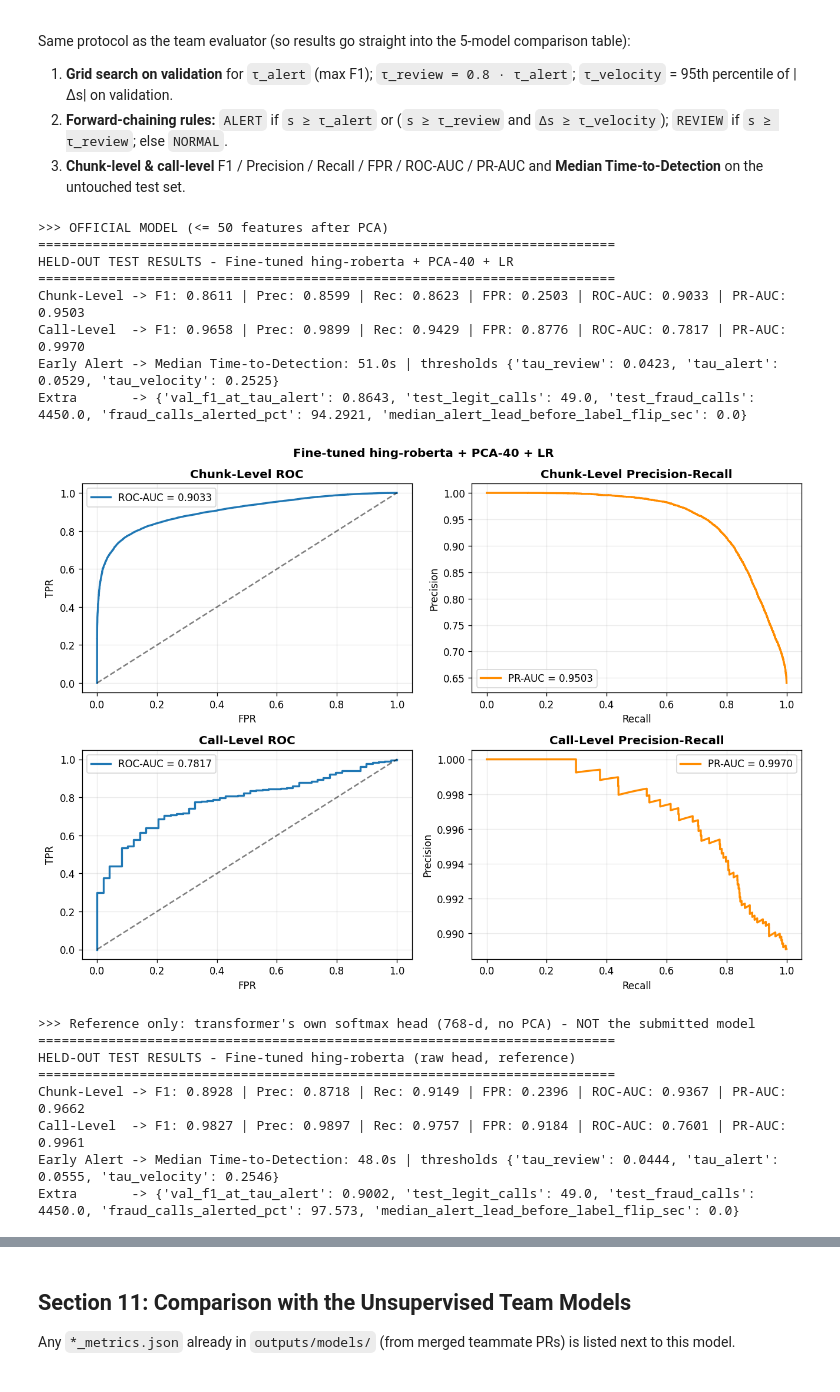
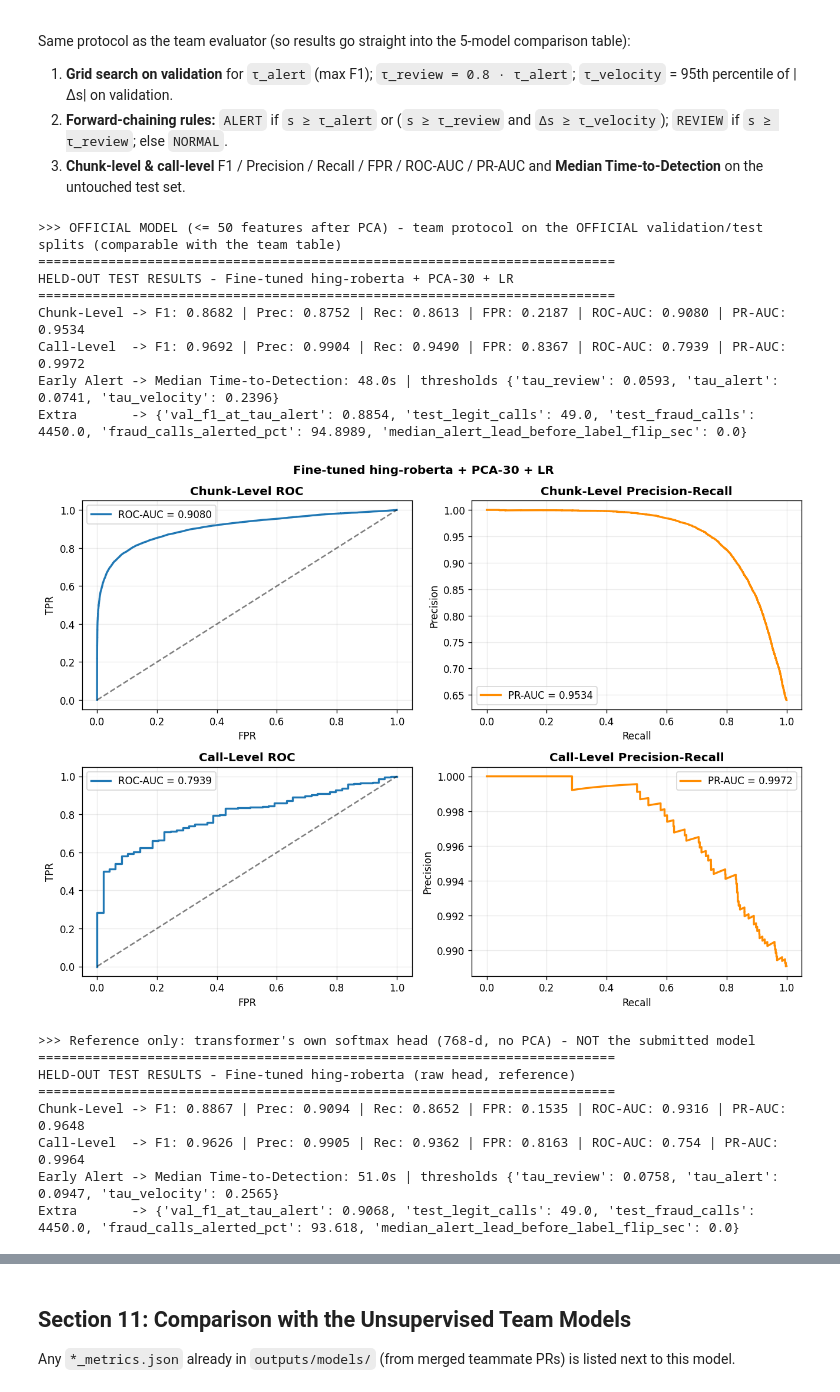
Before and after one commit to HemanthM2006/fraud-detection-pipeline, a Jupyter notebook: notebooks/hemanth_hinglish_transformer.ipynb, the cells around one changed output, grey strips where cells are left out. Drawn from its saved outputs; the diff is of its cells as text; code cells hidden in the pictures.

```diff
--- a/notebooks/hemanth_hinglish_transformer.ipynb
+++ b/notebooks/hemanth_hinglish_transformer.ipynb
@@ -441,7 +554,7 @@ Selected backbone: l3cube-pune/hing-roberta
 ## Section 7: Full Fine-Tuning of the Selected Backbone on 2 GPUs
 Early stopping on validation ROC-AUC; the best checkpoint is restored and saved.
 # %%
-tr_dir, ev_dir = prepare_model_data(BEST_BACKBONE, ft_train, val_eval, tag="full")
+tr_dir, ev_dir = prepare_model_data(BEST_BACKBONE, ft_train_aug, val_eval, tag="full")
 FT_FP32_DIR = WORK_DIR / "full_best_fp32"
 full_res = run_ddp(BEST_BACKBONE, tr_dir, ev_dir, tag="full", save_dir=FT_FP32_DIR, epochs=NUM_EPOCHS, max_steps=FULL_MAX_STEPS)
 
@@ -592,32 +713,32 @@ def full_features(text_feat, d):
     return np.hstack([text_feat, OHE.transform(a[["dominant_emotion", "secondary_emotion"]]),
                       a[["pace_num", "confidence_score", "chunk_timestamp"]].to_numpy(np.float32)]).astype(np.float32)
 
-X_head, X_val, X_test = full_features(FEAT["head"], head_df), full_features(FEAT["val"], val_df), full_features(FEAT["test"], test_df)
+X = {name: full_features(FEAT[name], FRAMES[name]) for name in FEAT}
 y_head, y_val, y_test = head_df["y"].to_numpy(), val_df["y"].to_numpy(), test_df["y"].to_numpy()
-N_RAW_FEATURES = X_head.shape[1]
+N_RAW_FEATURES = X["head"].shape[1]
 print(f"Raw feature count: {N_RAW_FEATURES} (768-d text + {N_RAW_FEATURES - FEAT['head'].shape[1]} audio/time) -> more than 50, so PCA is applied")
 assert N_RAW_FEATURES > 50
 
-SCALER = StandardScaler().fit(X_head)
-Xh_s, Xv_s, Xt_s = SCALER.transform(X_head), SCALER.transform(X_val), SCALER.transform(X_test)
+SCALER = StandardScaler().fit(X["head"])
+XS = {k: SCALER.transform(v).astype(np.float32) for k, v in X.items()}
+del X; gc.collect()
 grid = []
 for n in PCA_GRID:
-    n = min(n, Xh_s.shape[0] - 1, Xh_s.shape[1])
-    pca_n = PCA(n_components=n, random_state=RANDOM_SEED).fit(Xh_s)
-    clf_n = LogisticRegression(max_iter=5000, random_state=RANDOM_SEED).fit(pca_n.transform(Xh_s), y_head)
-    auc = roc_auc_score(y_val, clf_n.predict_proba(pca_n.transform(Xv_s))[:, 1])
+    n = min(n, XS["head"].shape[0] - 1, XS["head"].shape[1])
+    pca_n = PCA(n_components=n, random_state=RANDOM_SEED).fit(XS["head"])
+    clf_n = LogisticRegression(max_iter=5000, random_state=RANDOM_SEED).fit(pca_n.transform(XS["head"]), y_head)
+    auc = roc_auc_score(y_val, clf_n.predict_proba(pca_n.transform(XS["val"]))[:, 1])
     grid.append({"n_components": n, "explained_var": float(pca_n.explained_variance_ratio_.sum()), "val_roc_auc": float(auc)})
     print(f"  PCA {n:>2} comps | explained variance {pca_n.explained_variance_ratio_.sum()*100:5.1f}% | val ROC-AUC {auc:.4f}")
 grid_df = pd.DataFrame(grid)
 best_auc = grid_df["val_roc_auc"].max()
 N_COMPONENTS = int(grid_df[grid_df["val_roc_auc"] >= best_auc - 1e-3]["n_components"].min())  # smallest within 0.001 of best
 assert N_COMPONENTS <= 50
-PCA_MODEL = PCA(n_components=N_COMPONENTS, random_state=RANDOM_SEED).fit(Xh_s)
-CLASSIFIER = LogisticRegression(max_iter=5000, random_state=RANDOM_SEED).fit(PCA_MODEL.transform(Xh_s), y_head)
+PCA_MODEL = PCA(n_components=N_COMPONENTS, random_state=RANDOM_SEED).fit(XS["head"])
+CLASSIFIER = LogisticRegression(max_iter=5000, random_state=RANDOM_SEED).fit(PCA_MODEL.transform(XS["head"]), y_head)
 print(f"\nSelected PCA size: {N_COMPONENTS} components (<= 50) | explained variance {PCA_MODEL.explained_variance_ratio_.sum()*100:.1f}%")
 
-score_head = CLASSIFIER.predict_proba(PCA_MODEL.transform(Xh_s))[:, 1]
-score_val = CLASSIFIER.predict_proba(PCA_MODEL.transform(Xv_s))[:, 1]
-score_test = CLASSIFIER.predict_proba(PCA_MODEL.transform(Xt_s))[:, 1]
+SCORES = {k: CLASSIFIER.predict_proba(PCA_MODEL.transform(v))[:, 1] for k, v in XS.items()}
+score_val, score_test = SCORES["val"], SCORES["test"]
 # %% [output]
 Raw feature count: 797 (768-d text + 29 audio/time) -> more than 50, so PCA is applied
@@ -655,9 +776,9 @@ def reasoning_engine(meta, scores, th):
     res["pred"] = alert.astype(np.int8)
     return res
 
-def evaluate(model_name, val_scores, test_scores, n_features, save=True):
-    th = calibrate_thresholds(val_scores, y_val)
-    s = reasoning_engine(test_df, test_scores, th)
+def evaluate(model_name, val_frame, val_scores, test_frame, test_scores, n_features, save=True):
+    th = calibrate_thresholds(val_scores, val_frame["y"].to_numpy())
+    s = reasoning_engine(test_frame, test_scores, th)
     yt, yp = s["y"].to_numpy(), s["pred"].to_numpy()
     tn, fp, fn, tp = confusion_matrix(yt, yp, labels=[0, 1]).ravel()
     chunk = {"chunk_f1": f1_score(yt, yp, zero_division=0), "chunk_precision": precision_score(yt, yp, zero_division=0),
@@ -685,49 +806,51 @@ def evaluate(model_name, val_scores, test_scores, n_features, save=True):
                             "fraud_calls_alerted_pct": 100 * float(calls.loc[calls["y_true"] == 1, "any_alert"].mean()),
                             "median_alert_lead_before_label_flip_sec": float(lead.median()) if len(lead) else None})}
     print("=" * 74)
     print(f"HELD-OUT TEST RESULTS - {model_name}")
     print("=" * 74)
     c, k = results["chunk_level"], results["call_level"]
     print(f"Chunk-Level -> F1: {c['chunk_f1']:.4f} | Prec: {c['chunk_precision']:.4f} | Rec: {c['chunk_recall']:.4f} | FPR: {c['chunk_fpr']:.4f} | ROC-AUC: {c['chunk_roc_auc']:.4f} | PR-AUC: {c['chunk_pr_auc']:.4f}")
     print(f"Call-Level  -> F1: {k['call_f1']:.4f} | Prec: {k['call_precision']:.4f} | Rec: {k['call_recall']:.4f} | FPR: {k['call_fpr']:.4f} | ROC-AUC: {k['call_roc_auc']} | PR-AUC: {k['call_pr_auc']:.4f}")
     print(f"Early Alert -> Median Time-to-Detection: {k['median_ttd_seconds']}s | thresholds {results['thresholds']}")
     print(f"Extra       -> {results['extra']}")
     if save:
         with open(MODEL_OUT_DIR / f"{MODEL_SLUG}_metrics.json", "w", encoding="utf-8") as f:
             json.dump(results, f, indent=2)
         fig, ax = plt.subplots(2, 2, figsize=(11, 8))
         for row, (yy, ss, lvl) in enumerate([(yt, s["score"], "Chunk"), (calls["y_true"], calls["max_score"], "Call")]):
             fpr_c, tpr_c, _ = roc_curve(yy, ss); pr_c, rc_c, _ = precision_recall_curve(yy, ss)
             ax[row, 0].plot(fpr_c, tpr_c, lw=2, label=f"ROC-AUC = {roc_auc_score(yy, ss):.4f}"); ax[row, 0].plot([0, 1], [0, 1], "k--", alpha=.5)
             ax[row, 0].set_title(f"{lvl}-Level ROC", fontweight="bold"); ax[row, 0].set_xlabel("FPR"); ax[row, 0].set_ylabel("TPR"); ax[row, 0].legend()
             ax[row, 1].plot(rc_c, pr_c, lw=2, color="darkorange", label=f"PR-AUC = {average_precision_score(yy, ss):.4f}")
             ax[row, 1].set_title(f"{lvl}-Level Precision-Recall", fontweight="bold"); ax[row, 1].set_xlabel("Recall"); ax[row, 1].set_ylabel("Precision"); ax[row, 1].legend()
         fig.suptitle(model_name, fontweight="bold"); plt.tight_layout()
         fig.savefig(MODEL_OUT_DIR / f"{MODEL_SLUG}_curves.png", dpi=200); plt.show()
     return results, s, th
 
 short = BEST_BACKBONE.split("/")[-1]
 MODEL_NAME = f"Fine-tuned {short} + PCA-{N_COMPONENTS} + LR"
-print(">>> OFFICIAL MODEL (<= 50 features after PCA)")
-results, test_stream, THRESHOLDS = evaluate(MODEL_NAME, score_val, score_test, n_features=N_COMPONENTS, save=True)
+vo, to = val_df["official"].to_numpy(bool), test_df["official"].to_numpy(bool)
+VAL_OFF, TEST_OFF = val_df[vo].reset_index(drop=True), test_df[to].reset_index(drop=True)
+print(">>> OFFICIAL MODEL (<= 50 features after PCA) - team protocol on the OFFICIAL validation/test splits (comparable with the team table)")
+results, test_stream, THRESHOLDS = evaluate(MODEL_NAME, VAL_OFF, score_val[vo], TEST_OFF, score_test[to], n_features=N_COMPONENTS, save=True)
 print("\n>>> Reference only: transformer's own softmax head (768-d, no PCA) - NOT the submitted model")
-ref_results, _, _ = evaluate(f"Fine-tuned {short} (raw head, reference)", val_df["tf_prob"].to_numpy(), test_df["tf_prob"].to_numpy(),
-                             n_features=FEAT["head"].shape[1], save=False)
+ref_results, _, _ = evaluate(f"Fine-tuned {short} (raw head, reference)", VAL_OFF, val_df["tf_prob"].to_numpy()[vo], TEST_OFF,
+                             test_df["tf_prob"].to_numpy()[to], n_features=FEAT["head"].shape[1], save=False)
 # %% [output]
->>> OFFICIAL MODEL (<= 50 features after PCA)
+>>> OFFICIAL MODEL (<= 50 features after PCA) - team protocol on the OFFICIAL validation/test splits (comparable with the team table)
 ==========================================================================
-HELD-OUT TEST RESULTS - Fine-tuned hing-roberta + PCA-40 + LR
+HELD-OUT TEST RESULTS - Fine-tuned hing-roberta + PCA-30 + LR
 ==========================================================================
-Chunk-Level -> F1: 0.8611 | Prec: 0.8599 | Rec: 0.8623 | FPR: 0.2503 | ROC-AUC: 0.9033 | PR-AUC: 0.9503
-Call-Level  -> F1: 0.9658 | Prec: 0.9899 | Rec: 0.9429 | FPR: 0.8776 | ROC-AUC: 0.7817 | PR-AUC: 0.9970
-Early Alert -> Median Time-to-Detection: 51.0s | thresholds {'tau_review': 0.0423, 'tau_alert': 0.0529, 'tau_velocity': 0.2525}
-Extra       -> {'val_f1_at_tau_alert': 0.8643, 'test_legit_calls': 49.0, 'test_fraud_calls': 4450.0, 'fraud_calls_alerted_pct': 94.2921, 'median_alert_lead_before_label_flip_sec': 0.0}
+Chunk-Level -> F1: 0.8682 | Prec: 0.8752 | Rec: 0.8613 | FPR: 0.2187 | ROC-AUC: 0.9080 | PR-AUC: 0.9534
+Call-Level  -> F1: 0.9692 | Prec: 0.9904 | Rec: 0.9490 | FPR: 0.8367 | ROC-AUC: 0.7939 | PR-AUC: 0.9972
+Early Alert -> Median Time-to-Detection: 48.0s | thresholds {'tau_review': 0.0593, 'tau_alert': 0.0741, 'tau_velocity': 0.2396}
+Extra       -> {'val_f1_at_tau_alert': 0.8854, 'test_legit_calls': 49.0, 'test_fraud_calls': 4450.0, 'fraud_calls_alerted_pct': 94.8989, 'median_alert_lead_before_label_flip_sec': 0.0}
-[figure, old version]
+[figure, new version]
 >>> Reference only: transformer's own softmax head (768-d, no PCA) - NOT the submitted model
 ==========================================================================
 HELD-OUT TEST RESULTS - Fine-tuned hing-roberta (raw head, reference)
 ==========================================================================
-Chunk-Level -> F1: 0.8928 | Prec: 0.8718 | Rec: 0.9149 | FPR: 0.2396 | ROC-AUC: 0.9367 | PR-AUC: 0.9662
-Call-Level  -> F1: 0.9827 | Prec: 0.9897 | Rec: 0.9757 | FPR: 0.9184 | ROC-AUC: 0.7601 | PR-AUC: 0.9961
-Early Alert -> Median Time-to-Detection: 48.0s | thresholds {'tau_review': 0.0444, 'tau_alert': 0.0555, 'tau_velocity': 0.2546}
-Extra       -> {'val_f1_at_tau_alert': 0.9002, 'test_legit_calls': 49.0, 'test_fraud_calls': 4450.0, 'fraud_calls_alerted_pct': 97.573, 'median_alert_lead_before_label_flip_sec': 0.0}
+Chunk-Level -> F1: 0.8867 | Prec: 0.9094 | Rec: 0.8652 | FPR: 0.1535 | ROC-AUC: 0.9316 | PR-AUC: 0.9648
+Call-Level  -> F1: 0.9626 | Prec: 0.9905 | Rec: 0.9362 | FPR: 0.8163 | ROC-AUC: 0.754 | PR-AUC: 0.9964
+Early Alert -> Median Time-to-Detection: 51.0s | thresholds {'tau_review': 0.0758, 'tau_alert': 0.0947, 'tau_velocity': 0.2565}
+Extra       -> {'val_f1_at_tau_alert': 0.9068, 'test_legit_calls': 49.0, 'test_fraud_calls': 4450.0, 'fraud_calls_alerted_pct': 93.618, 'median_alert_lead_before_label_flip_sec': 0.0}
```
Also changed, not shown: parts of 19 cells of this notebook, 8 other files.
